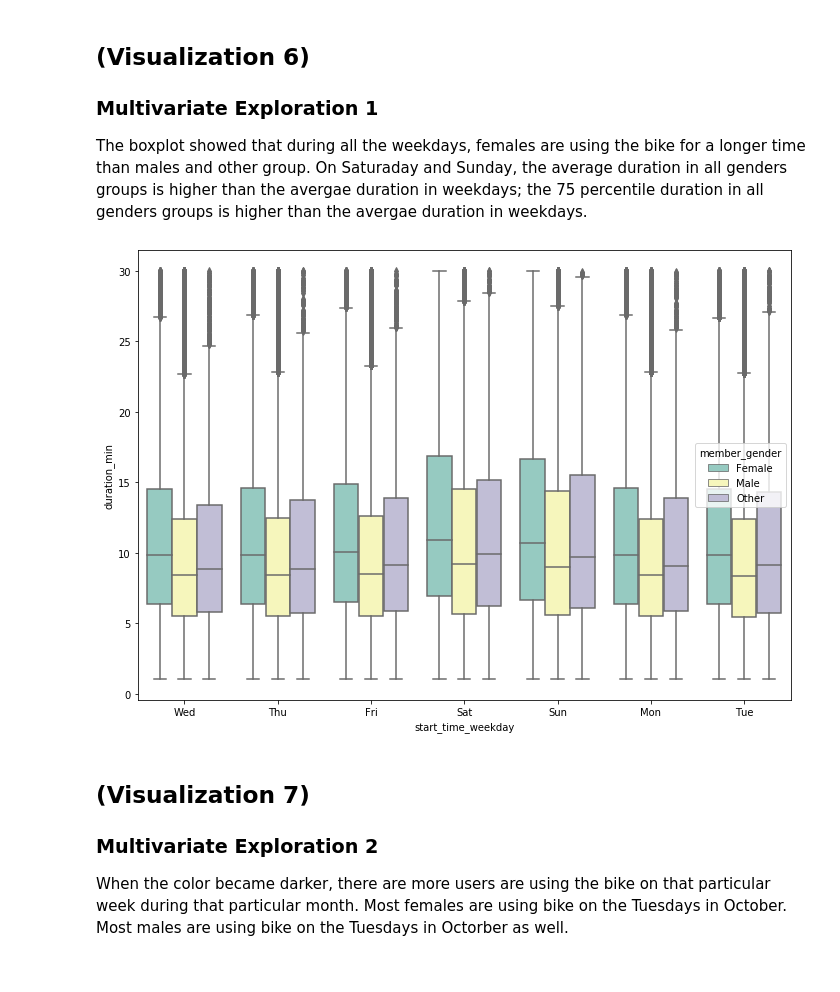
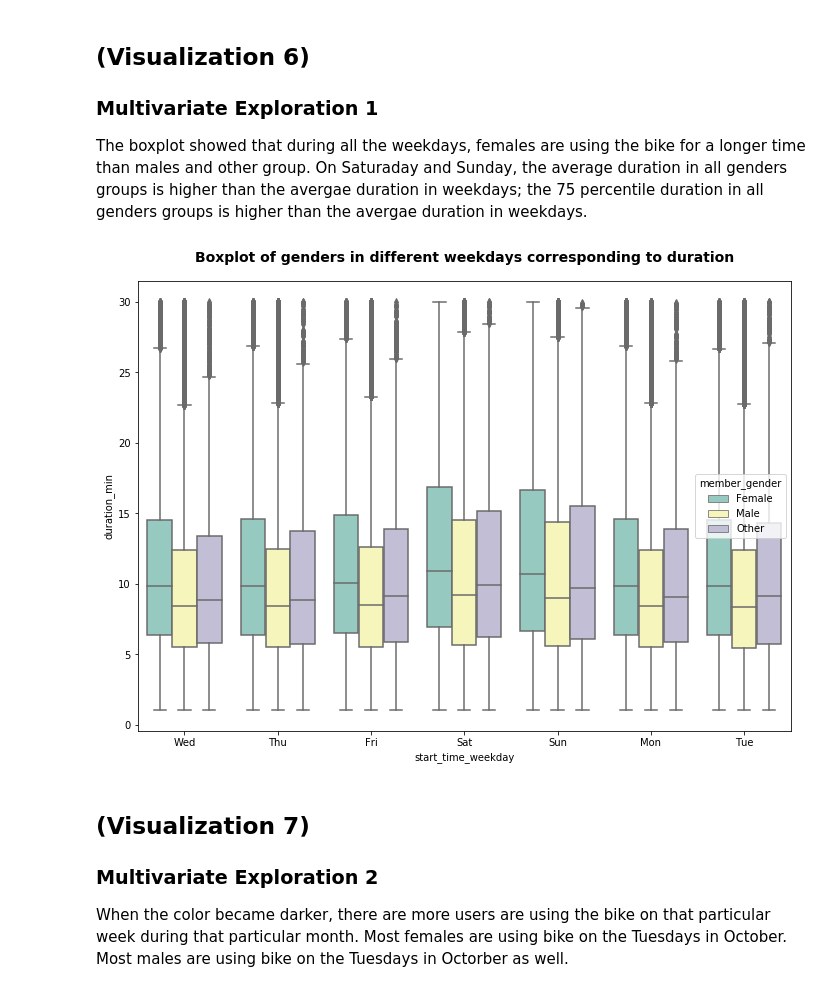
Before and after one commit to xc2496/Data-Visualization-a-bike-sharing-system, a Jupyter notebook: slide_deck_Xiaowen.ipynb, the cells around one changed output. Drawn from its saved outputs; the diff is of its cells as text; code cells hidden in the pictures.

```diff
--- a/slide_deck_Xiaowen.ipynb
+++ b/slide_deck_Xiaowen.ipynb
@@ -161,11 +165,13 @@ g.set_xticklabels(rotation=90);
 ### Multivariate Exploration 1
 The boxplot showed that during all the weekdays, females are using the bike for a longer time than males and other group. On Saturaday and Sunday, the average duration in all genders groups is higher than the avergae duration in weekdays; the 75 percentile duration in all genders groups is higher than the avergae duration in weekdays.
 # %%
+
 sb.boxplot(x="start_time_weekday", y="duration_min", hue="member_gender",
                  data=bike_1, palette="Set3")
+plt.title("Boxplot of genders in different weekdays corresponding to duration", y=1.03, fontsize=14, fontweight='semibold')
 plt.gcf().set_size_inches(11.7, 8.27)
 # %% [output]
-[figure, old version]
+[figure, new version]
 # %% [markdown]
 ## (Visualization 7)
 ### Multivariate Exploration 2
```
Also changed, not shown: parts of 10 cells of this notebook, 1 other file.
